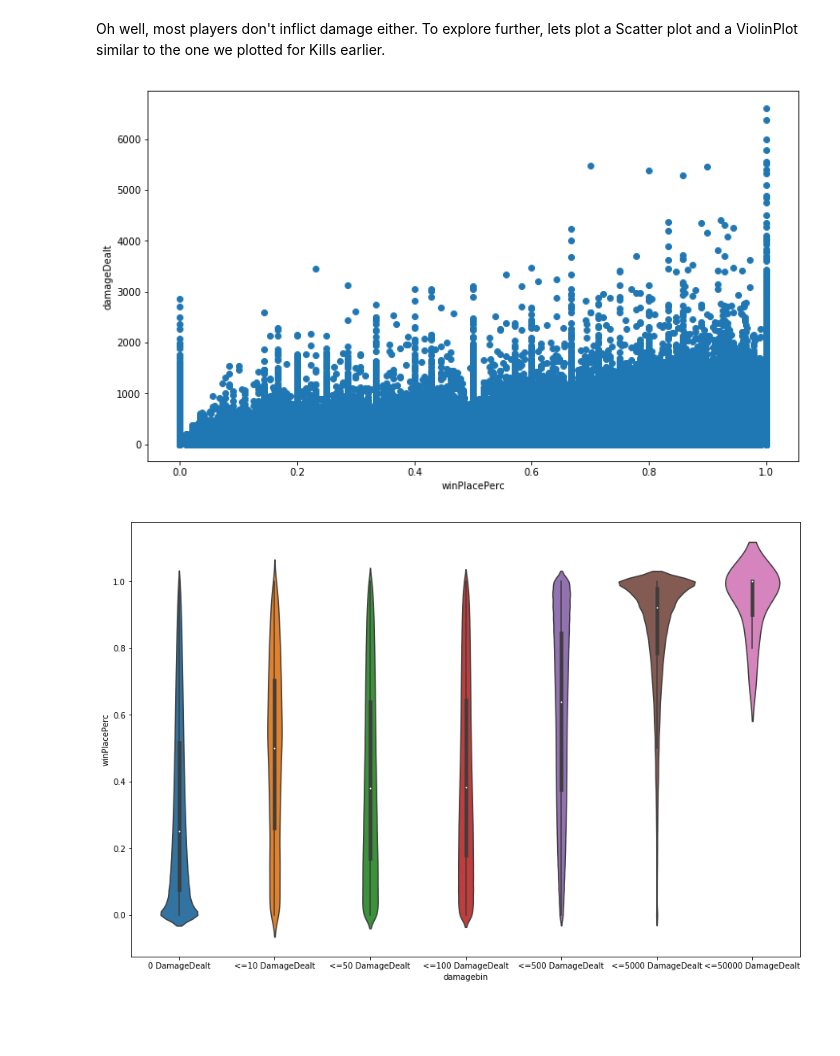
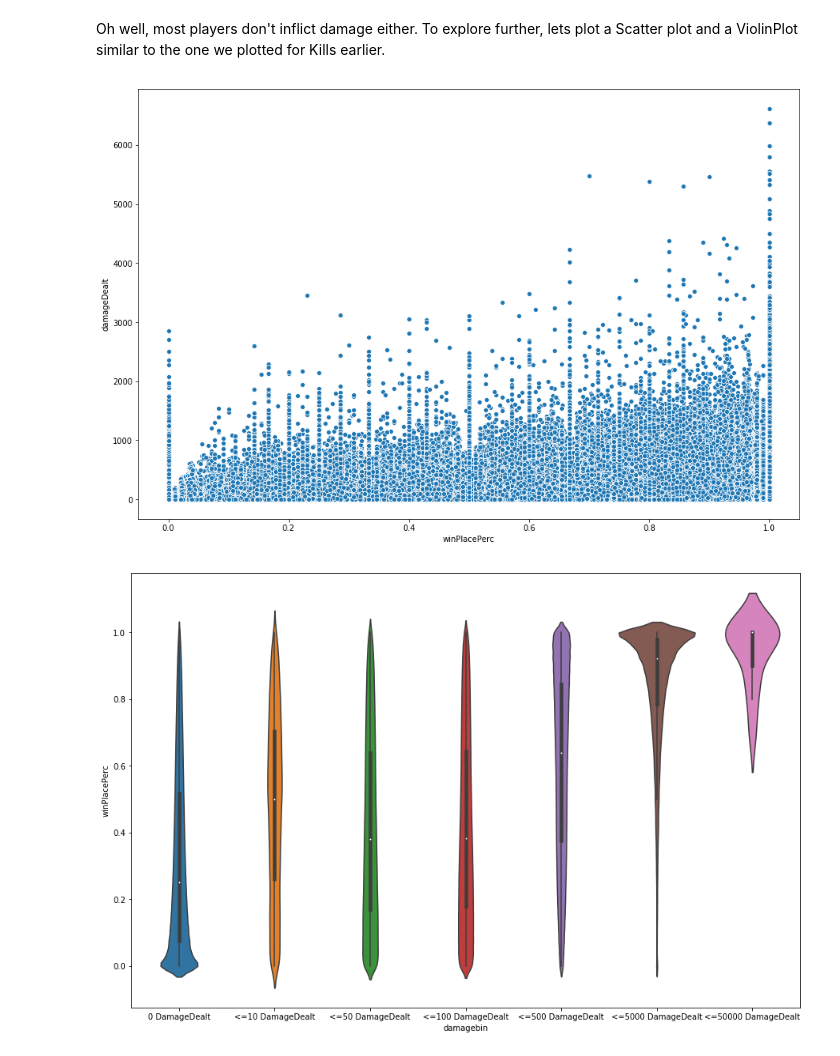
Before and after one commit to nihitprakash/PUBG, a Jupyter notebook: PUBG_EDA.ipynb, the cells around one changed output. Drawn from its saved outputs; the diff is of its cells as text; code cells hidden in the pictures; blank space fills up the shorter version.

```diff
--- a/PUBG_EDA.ipynb
+++ b/PUBG_EDA.ipynb
@@ -250,13 +318,11 @@ plt.show()
 # %% [markdown]
 Oh well, most players don't inflict damage either. To explore further, lets plot a Scatter plot and a ViolinPlot similar to the one we plotted for Kills earlier.
 # %%
-plt.figure(figsize=(12,7))
-plt.scatter(x='winPlacePerc', y='damageDealt', data = train)
-plt.xlabel("winPlacePerc")
-plt.ylabel("damageDealt")
+fig, ax = plt.subplots(figsize=(15, 10))
+sns.scatterplot(x="winPlacePerc", y="damageDealt",  data=train, ax=ax)
 plt.show()
 # %% [output]
-[figure, old version]
+[figure, new version]
 # %%
 data = train.copy()
 
```
Also changed, not shown: parts of 43 cells of this notebook.
